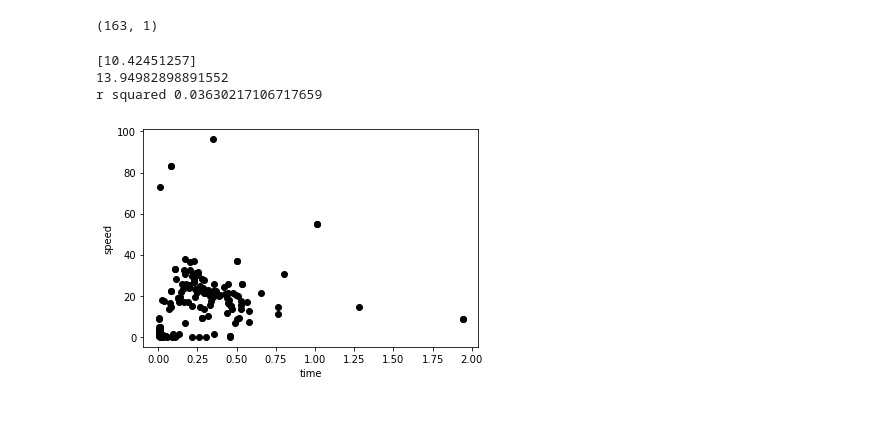
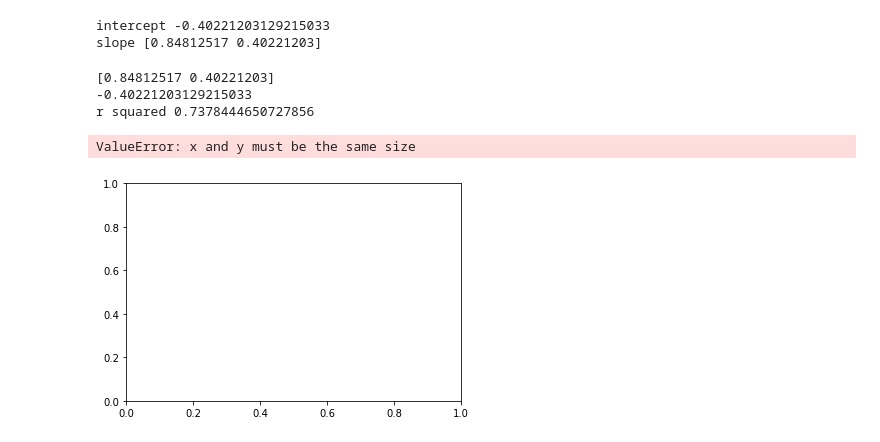
Before and after one commit to thiagosteps227/DataScienceProject, a Jupyter notebook: Regression/RegressionGPS.ipynb, the cells around one changed output. Drawn from its saved outputs; the diff is of its cells as text; code cells hidden in the pictures; blank space fills up the shorter version.

Commit message:
using mutiple linear regression

```diff
--- a/Regression/RegressionGPS.ipynb
+++ b/Regression/RegressionGPS.ipynb
@@ -12,24 +31,32 @@ Index(['id', 'id_android', 'speed', 'time', 'distance', 'rating', 'rating_bus',
 # %%
-y = df.speed
-x = df[["time"]]
-print(x.shape)
+import pandas as pd
+from sklearn.linear_model import LinearRegression
+
+go_track_data = pd.read_csv('data/go_track_tracks.csv')
+
+X = go_track_data[['rating_bus', 'car_or_bus']]
+y = go_track_data['rating_weather']
+
+model = LinearRegression()
+model.fit(X,y)
+
+print('intercept', model.intercept_)
+print('slope', model.coef_)
 # %% [output]
-(163, 1)
+intercept -0.40221203129215033
+slope [0.84812517 0.40221203]
 # %%
 model = LinearRegression()
-model.fit(x,y)
+model.fit(X,y)
 print(model.coef_)
 print(model.intercept_)
-rSquared = model.score(x,y)
+rSquared = model.score(X,y)
 print('r squared', rSquared)
 # %% [output]
-[10.42451257]
-13.94982898891552
-r squared 0.03630217106717659
+[0.84812517 0.40221203]
+-0.40221203129215033
+r squared 0.7378444650727856
 # %%
-plt.scatter(x, y, color='black')
-plt.ylabel("speed")
-plt.xlabel("time")
-plt.show()
 # %% [output]
+ValueError: x and y must be the same size
-[figure, old version]
+[figure, new version]
```
Also changed, not shown: parts of 1 cell of this notebook.
